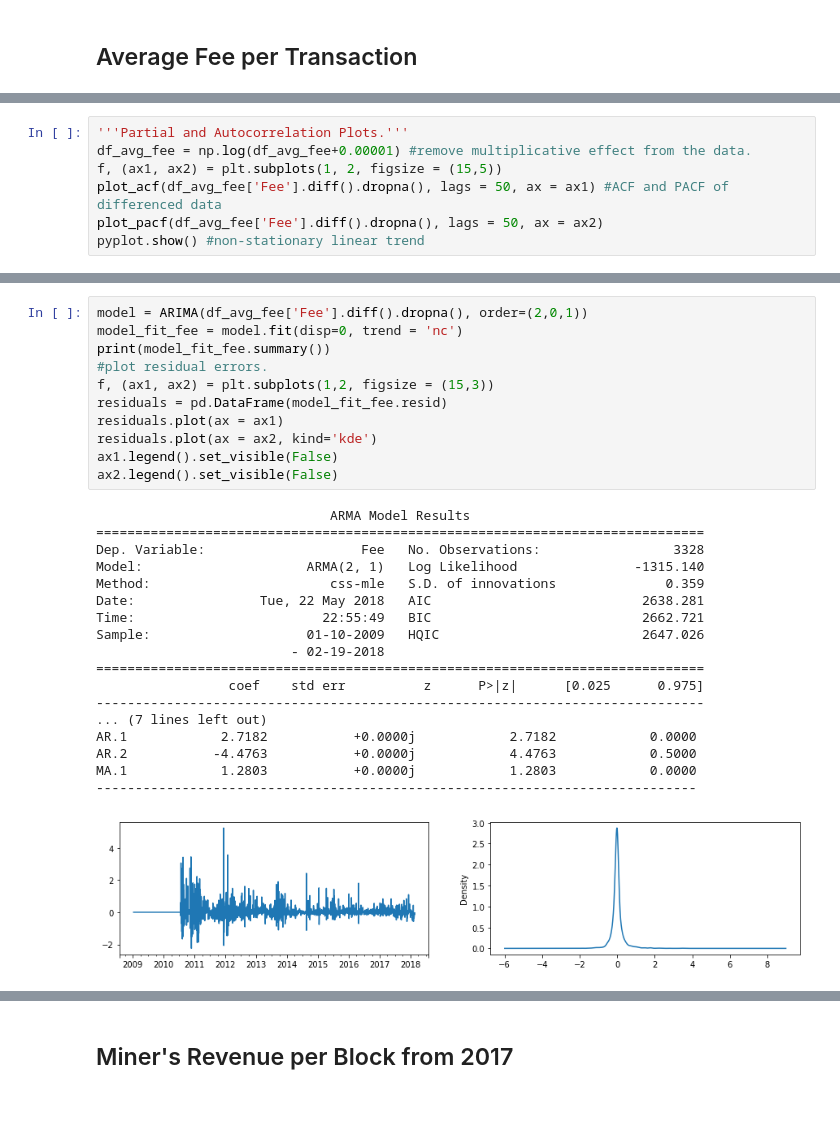
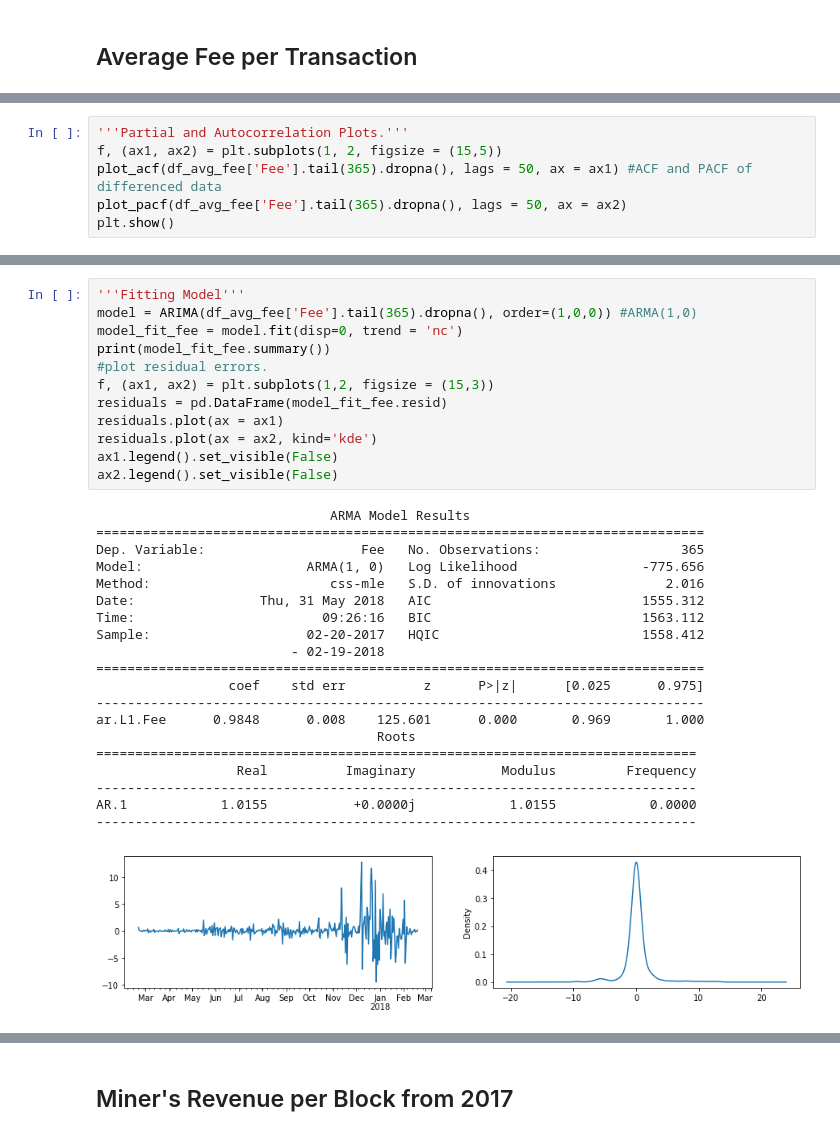
Before and after one commit to fund3/anova-blocksci, a Jupyter notebook: Eileen.ipynb, the cells around one changed output, grey strips where cells are left out. Drawn from its saved outputs; the diff is of its cells as text; blank space fills up the shorter version.

```diff
--- a/Eileen.ipynb
+++ b/Eileen.ipynb
@@ -209,8 +275,7 @@ df_avg_fee.plot(legend=False)
 # %%
 '''Partial and Autocorrelation Plots.'''
-df_avg_fee = np.log(df_avg_fee+0.00001) #remove multiplicative effect from the data.
 f, (ax1, ax2) = plt.subplots(1, 2, figsize = (15,5))
-plot_acf(df_avg_fee['Fee'].diff().dropna(), lags = 50, ax = ax1) #ACF and PACF of differenced data
-plot_pacf(df_avg_fee['Fee'].diff().dropna(), lags = 50, ax = ax2)
-pyplot.show() #non-stationary linear trend
+plot_acf(df_avg_fee['Fee'].tail(365).dropna(), lags = 50, ax = ax1) #ACF and PACF of differenced data
+plot_pacf(df_avg_fee['Fee'].tail(365).dropna(), lags = 50, ax = ax2)
+plt.show()
 # %% [output]
@@ -218,33 +283,36 @@ pyplot.show() #non-stationary linear trend
 # %%
-model = ARIMA(df_avg_fee['Fee'].diff().dropna(), order=(2,0,1))
+'''Fitting Model'''
+model = ARIMA(df_avg_fee['Fee'].tail(365).dropna(), order=(1,0,0)) #ARMA(1,0)
 model_fit_fee = model.fit(disp=0, trend = 'nc')
 print(model_fit_fee.summary())
 #plot residual errors.
 f, (ax1, ax2) = plt.subplots(1,2, figsize = (15,3))
 residuals = pd.DataFrame(model_fit_fee.resid)
 residuals.plot(ax = ax1)
 residuals.plot(ax = ax2, kind='kde')
 ax1.legend().set_visible(False)
 ax2.legend().set_visible(False)
 # %% [output]
                               ARMA Model Results
 ==============================================================================
-Dep. Variable:                    Fee   No. Observations:                 3328
-Model:                     ARMA(2, 1)   Log Likelihood               -1315.140
-Method:                       css-mle   S.D. of innovations              0.359
-Date:                Tue, 22 May 2018   AIC                           2638.281
-Time:                        22:55:49   BIC                           2662.721
-Sample:                    01-10-2009   HQIC                          2647.026
+Dep. Variable:                    Fee   No. Observations:                  365
+Model:                     ARMA(1, 0)   Log Likelihood                -775.656
+Method:                       css-mle   S.D. of innovations              2.016
+Date:                Thu, 31 May 2018   AIC                           1555.312
+Time:                        09:26:16   BIC                           1563.112
+Sample:                    02-20-2017   HQIC                          1558.412
                          - 02-19-2018
 ==============================================================================
                  coef    std err          z      P>|z|      [0.025      0.975]
 ------------------------------------------------------------------------------
-... (7 lines left out)
-AR.1            2.7182           +0.0000j            2.7182            0.0000
-AR.2           -4.4763           +0.0000j            4.4763            0.5000
-MA.1            1.2803           +0.0000j            1.2803            0.0000
+ar.L1.Fee      0.9848      0.008    125.601      0.000       0.969       1.000
+                                    Roots
+=============================================================================
+                  Real          Imaginary           Modulus         Frequency
 -----------------------------------------------------------------------------
+AR.1            1.0155           +0.0000j            1.0155            0.0000
+-----------------------------------------------------------------------------
-[figure, old version]
+[figure, new version]
 # %%
 '''Predicting next 3 values.'''
 forecasts = model_fit_fee.forecast(steps = 3)
```
Also changed, not shown: parts of 39 cells of this notebook.
